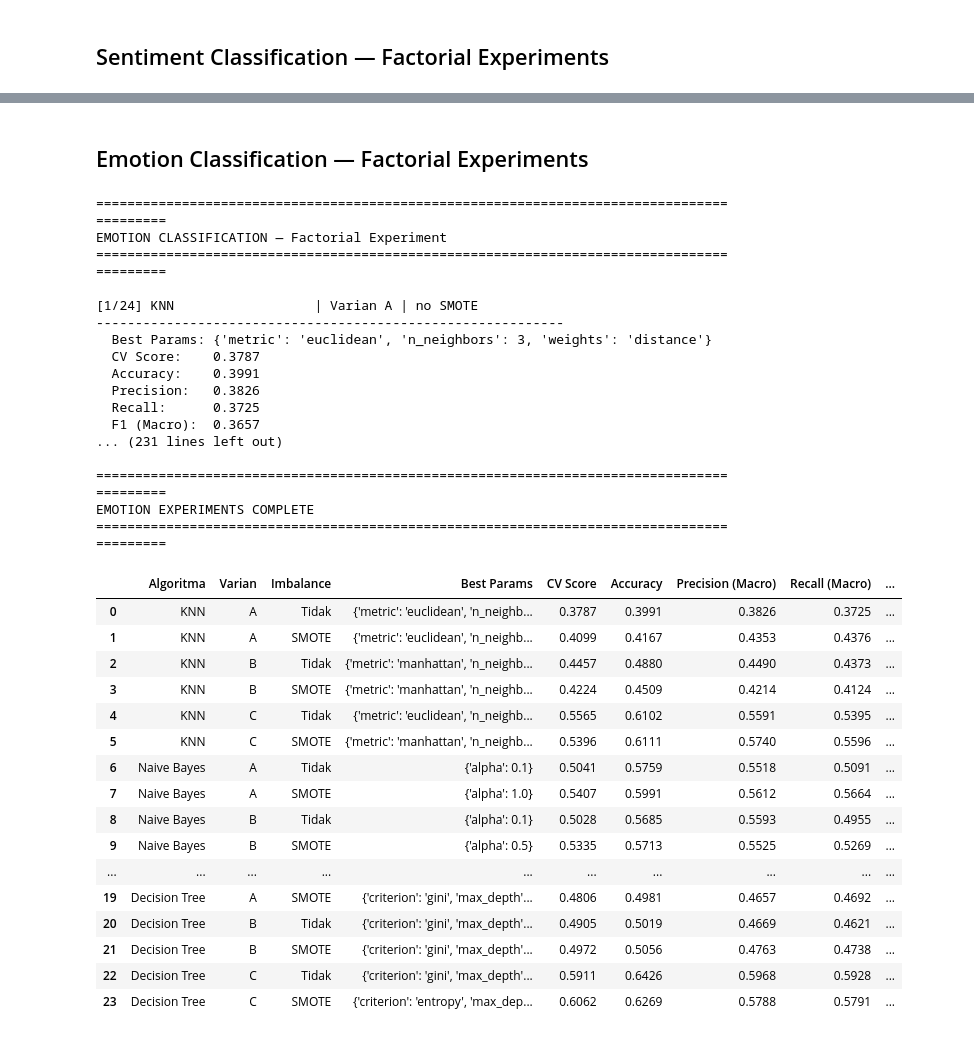
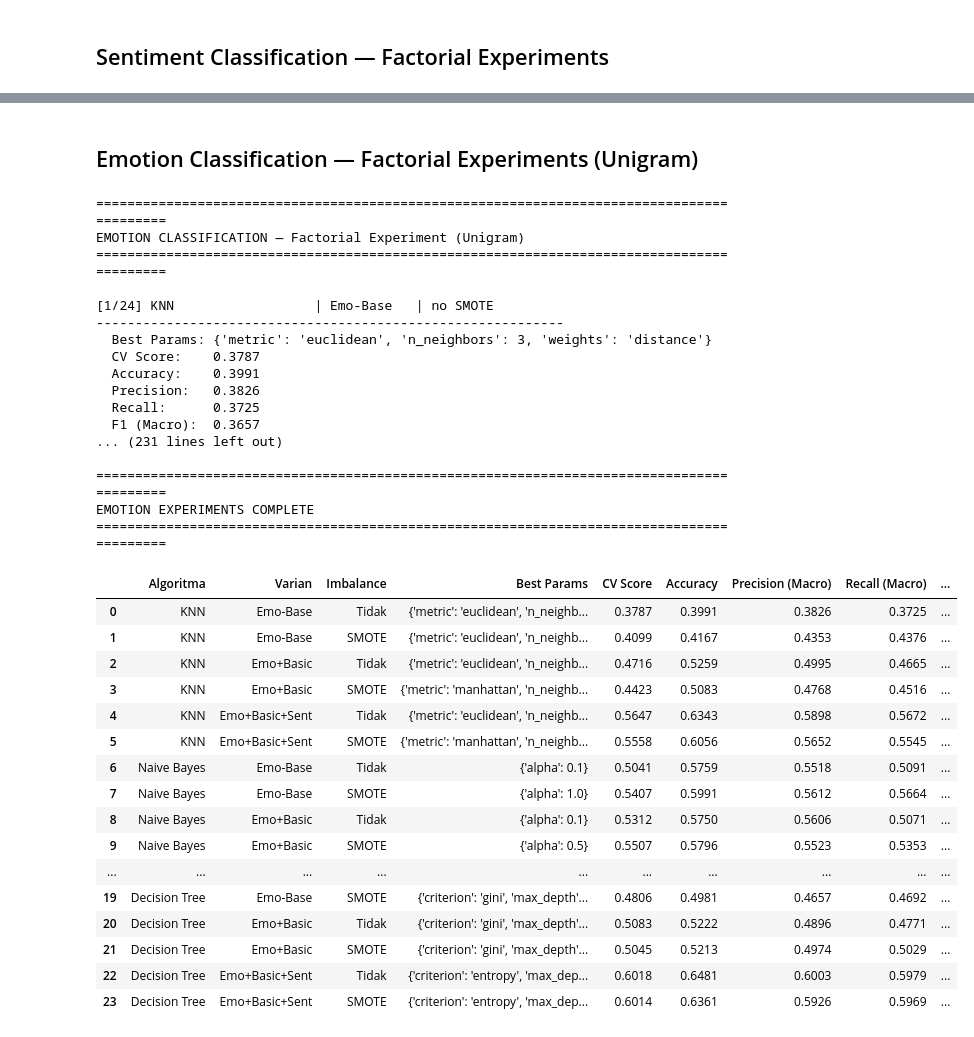
Before and after one commit to stringptr/affective_classification_ecommerce, a Jupyter notebook: notebooks/modelling.ipynb, the cells around one changed output, grey strips where cells are left out. Cells and saved outputs as stored; diff of their text form; code cells hidden in the pictures.

```diff
--- a/notebooks/modelling.ipynb
+++ b/notebooks/modelling.ipynb
@@ -507,0 +212,12 @@ New feature variant shapes:
+# %%
+X_raw_text = df['Customer Review'].fillna('')
+X_raw_proc = df['text_processed'].fillna('')
+y_emo = df['Emotion']
+y_sen = df['Sentiment']
+
+X_train_text, X_test_text, X_train_proc, X_test_proc, y_train_emo, y_test_emo, y_train_sen, y_test_sen = train_test_split(
+    X_raw_text, X_raw_proc, y_emo, y_sen,
+    test_size=0.2, random_state=RANDOM_STATE
+)
+
+print(f"Train size: {len(X_train_text)}, Test size: {len(X_test_text)}")
@@ -682,6 +421,11 @@ Total konfigurasi eksperimen:
 # %% [markdown]
 ## Sentiment Classification — Factorial Experiments
 # %%
+sentiment_configs = [
+    ('Sent-Base',  X_sent_base_tr, X_sent_base_te),
+    ('Sent+Basic', X_sent_basic_tr, X_sent_basic_te),
+]
+
 print("=" * 90)
 print("SENTIMENT CLASSIFICATION — Factorial Experiment")
 print("=" * 90)
@@ -698,13 +442,13 @@ for algo in algorithms:
             counter += 1
             imbalance = 'smote' if use_smote else 'none'
             smote_label = 'w/SMOTE' if use_smote else 'no SMOTE'
-            print(f"\n[{counter}/{total}] {algo:20s} | Varian {variant_name} | {smote_label}")
+            print(f"\n[{counter}/{total}] {algo:20s} | {variant_name:10s} | {smote_label}")
             print("-" * 60)
 
             result = run_experiment(
                 algo, variant_name, X_tr, X_te,
                 y_train_sen, y_test_sen,
-                imbalance=imbalance, task_type='binary', use_extended_grid=False
+                imbalance=imbalance, use_extended_grid=False
             )
 
             results_sentiment.append({k: v for k, v in result.items() if not k.startswith('_')})
@@ -748,8 +508,14 @@ KeyboardInterrupt:
 # %% [markdown]
-## Emotion Classification — Factorial Experiments
+## Emotion Classification — Factorial Experiments (Unigram)
 # %%
+emotion_configs = [
+    ('Emo-Base',        X_emo_base_tr, X_emo_base_te),
+    ('Emo+Basic',       X_emo_basic_tr, X_emo_basic_te),
+    ('Emo+Basic+Sent',  X_emo_basic_sent_tr, X_emo_basic_sent_te),
+]
+
 print("=" * 90)
-print("EMOTION CLASSIFICATION — Factorial Experiment")
+print("EMOTION CLASSIFICATION — Factorial Experiment (Unigram)")
 print("=" * 90)
 
 results_emotion = []
@@ -764,13 +530,13 @@ for algo in algorithms:
             counter += 1
             imbalance = 'smote' if use_smote else 'none'
             smote_label = 'w/SMOTE' if use_smote else 'no SMOTE'
-            print(f"\n[{counter}/{total}] {algo:20s} | Varian {variant_name} | {smote_label}")
+            print(f"\n[{counter}/{total}] {algo:20s} | {variant_name:10s} | {smote_label}")
             print("-" * 60)
 
             result = run_experiment(
                 algo, variant_name, X_tr, X_te,
                 y_train_emo, y_test_emo,
-                imbalance=imbalance, task_type='multiclass', use_extended_grid=False
+                imbalance=imbalance, use_extended_grid=False
             )
 
             results_emotion.append({k: v for k, v in result.items() if not k.startswith('_')})
@@ -782,49 +548,49 @@ for algo in algorithms:
             print(f"  Best Params: {result['Best Params']}")
             print(f"  CV Score:    {result['CV Score']:.4f}")
             print(f"  Accuracy:    {result['Accuracy']:.4f}")
             print(f"  Precision:   {result['Precision (Macro)']:.4f}")
             print(f"  Recall:      {result['Recall (Macro)']:.4f}")
             print(f"  F1 (Macro):  {result['F1-Score (Macro)']:.4f}")
             print(f"  Infer Time:  {result['Inference Time (s)']:.4f}s")
 
 df_results_emotion = pd.DataFrame(results_emotion)
 print("\n" + "=" * 90)
 print("EMOTION EXPERIMENTS COMPLETE")
 print("=" * 90)
 display(df_results_emotion)
 # %% [output]
 ==========================================================================================
-EMOTION CLASSIFICATION — Factorial Experiment
+EMOTION CLASSIFICATION — Factorial Experiment (Unigram)
 ==========================================================================================
 
-[1/24] KNN                  | Varian A | no SMOTE
+[1/24] KNN                  | Emo-Base   | no SMOTE
 ------------------------------------------------------------
   Best Params: {'metric': 'euclidean', 'n_neighbors': 3, 'weights': 'distance'}
   CV Score:    0.3787
   Accuracy:    0.3991
   Precision:   0.3826
   Recall:      0.3725
   F1 (Macro):  0.3657
 ... (231 lines left out)
 
 ==========================================================================================
 EMOTION EXPERIMENTS COMPLETE
 ==========================================================================================
 |  | Algoritma | Varian | Imbalance | Best Params | CV Score | Accuracy | Precision (Macro) | Recall (Macro) | ... |
-| 0 | KNN | A | Tidak | {'metric': 'euclidean', 'n_neighb... | 0.3787 | 0.3991 | 0.3826 | 0.3725 | ... |
-| 1 | KNN | A | SMOTE | {'metric': 'euclidean', 'n_neighb... | 0.4099 | 0.4167 | 0.4353 | 0.4376 | ... |
-| 2 | KNN | B | Tidak | {'metric': 'manhattan', 'n_neighb... | 0.4457 | 0.4880 | 0.4490 | 0.4373 | ... |
-| 3 | KNN | B | SMOTE | {'metric': 'manhattan', 'n_neighb... | 0.4224 | 0.4509 | 0.4214 | 0.4124 | ... |
-| 4 | KNN | C | Tidak | {'metric': 'euclidean', 'n_neighb... | 0.5565 | 0.6102 | 0.5591 | 0.5395 | ... |
-| 5 | KNN | C | SMOTE | {'metric': 'manhattan', 'n_neighb... | 0.5396 | 0.6111 | 0.5740 | 0.5596 | ... |
-| 6 | Naive Bayes | A | Tidak | {'alpha': 0.1} | 0.5041 | 0.5759 | 0.5518 | 0.5091 | ... |
-| 7 | Naive Bayes | A | SMOTE | {'alpha': 1.0} | 0.5407 | 0.5991 | 0.5612 | 0.5664 | ... |
-| 8 | Naive Bayes | B | Tidak | {'alpha': 0.1} | 0.5028 | 0.5685 | 0.5593 | 0.4955 | ... |
-| 9 | Naive Bayes | B | SMOTE | {'alpha': 0.5} | 0.5335 | 0.5713 | 0.5525 | 0.5269 | ... |
+| 0 | KNN | Emo-Base | Tidak | {'metric': 'euclidean', 'n_neighb... | 0.3787 | 0.3991 | 0.3826 | 0.3725 | ... |
+| 1 | KNN | Emo-Base | SMOTE | {'metric': 'euclidean', 'n_neighb... | 0.4099 | 0.4167 | 0.4353 | 0.4376 | ... |
+| 2 | KNN | Emo+Basic | Tidak | {'metric': 'euclidean', 'n_neighb... | 0.4716 | 0.5259 | 0.4995 | 0.4665 | ... |
+| 3 | KNN | Emo+Basic | SMOTE | {'metric': 'manhattan', 'n_neighb... | 0.4423 | 0.5083 | 0.4768 | 0.4516 | ... |
+| 4 | KNN | Emo+Basic+Sent | Tidak | {'metric': 'euclidean', 'n_neighb... | 0.5647 | 0.6343 | 0.5898 | 0.5672 | ... |
+| 5 | KNN | Emo+Basic+Sent | SMOTE | {'metric': 'manhattan', 'n_neighb... | 0.5558 | 0.6056 | 0.5652 | 0.5545 | ... |
+| 6 | Naive Bayes | Emo-Base | Tidak | {'alpha': 0.1} | 0.5041 | 0.5759 | 0.5518 | 0.5091 | ... |
+| 7 | Naive Bayes | Emo-Base | SMOTE | {'alpha': 1.0} | 0.5407 | 0.5991 | 0.5612 | 0.5664 | ... |
+| 8 | Naive Bayes | Emo+Basic | Tidak | {'alpha': 0.1} | 0.5312 | 0.5750 | 0.5606 | 0.5071 | ... |
+| 9 | Naive Bayes | Emo+Basic | SMOTE | {'alpha': 0.5} | 0.5507 | 0.5796 | 0.5523 | 0.5353 | ... |
 | ... | ... | ... | ... | ... | ... | ... | ... | ... | ... |
-| 19 | Decision Tree | A | SMOTE | {'criterion': 'gini', 'max_depth'... | 0.4806 | 0.4981 | 0.4657 | 0.4692 | ... |
-| 20 | Decision Tree | B | Tidak | {'criterion': 'gini', 'max_depth'... | 0.4905 | 0.5019 | 0.4669 | 0.4621 | ... |
-| 21 | Decision Tree | B | SMOTE | {'criterion': 'gini', 'max_depth'... | 0.4972 | 0.5056 | 0.4763 | 0.4738 | ... |
-| 22 | Decision Tree | C | Tidak | {'criterion': 'gini', 'max_depth'... | 0.5911 | 0.6426 | 0.5968 | 0.5928 | ... |
-| 23 | Decision Tree | C | SMOTE | {'criterion': 'entropy', 'max_dep... | 0.6062 | 0.6269 | 0.5788 | 0.5791 | ... |
+| 19 | Decision Tree | Emo-Base | SMOTE | {'criterion': 'gini', 'max_depth'... | 0.4806 | 0.4981 | 0.4657 | 0.4692 | ... |
+| 20 | Decision Tree | Emo+Basic | Tidak | {'criterion': 'gini', 'max_depth'... | 0.5083 | 0.5222 | 0.4896 | 0.4771 | ... |
+| 21 | Decision Tree | Emo+Basic | SMOTE | {'criterion': 'gini', 'max_depth'... | 0.5045 | 0.5213 | 0.4974 | 0.5029 | ... |
+| 22 | Decision Tree | Emo+Basic+Sent | Tidak | {'criterion': 'entropy', 'max_dep... | 0.6018 | 0.6481 | 0.6003 | 0.5979 | ... |
+| 23 | Decision Tree | Emo+Basic+Sent | SMOTE | {'criterion': 'entropy', 'max_dep... | 0.6014 | 0.6361 | 0.5926 | 0.5969 | ... |
 # %% [markdown]
```
Also changed, not shown: parts of 33 cells of this notebook, 1 other file.
